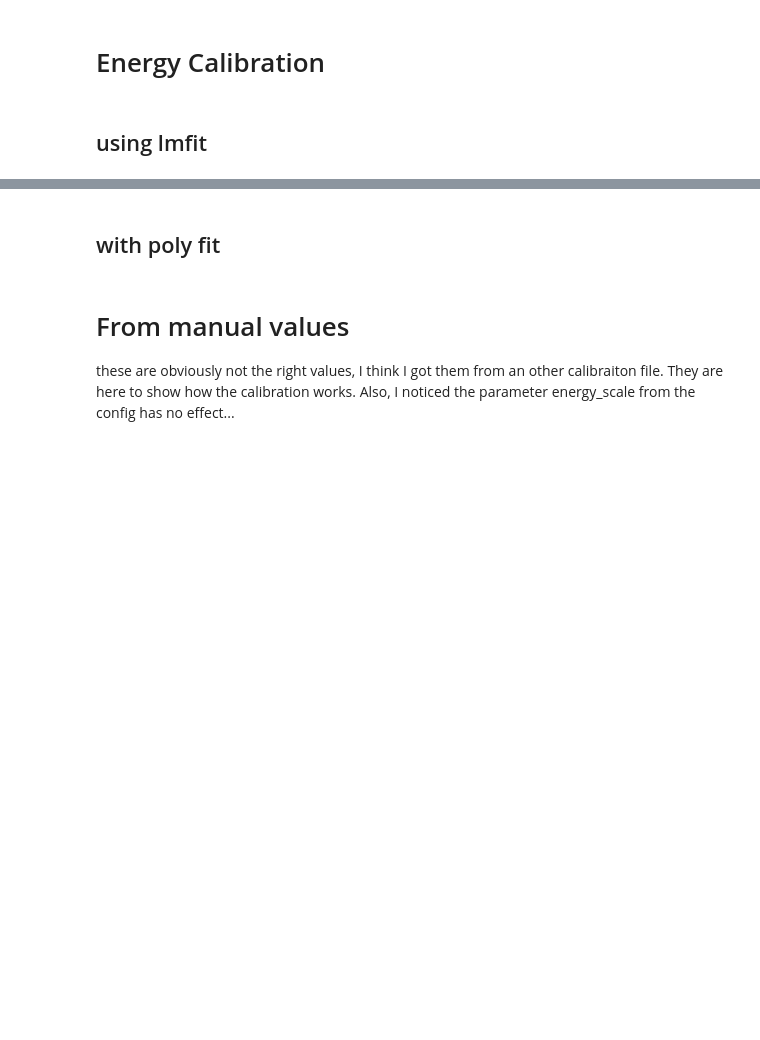
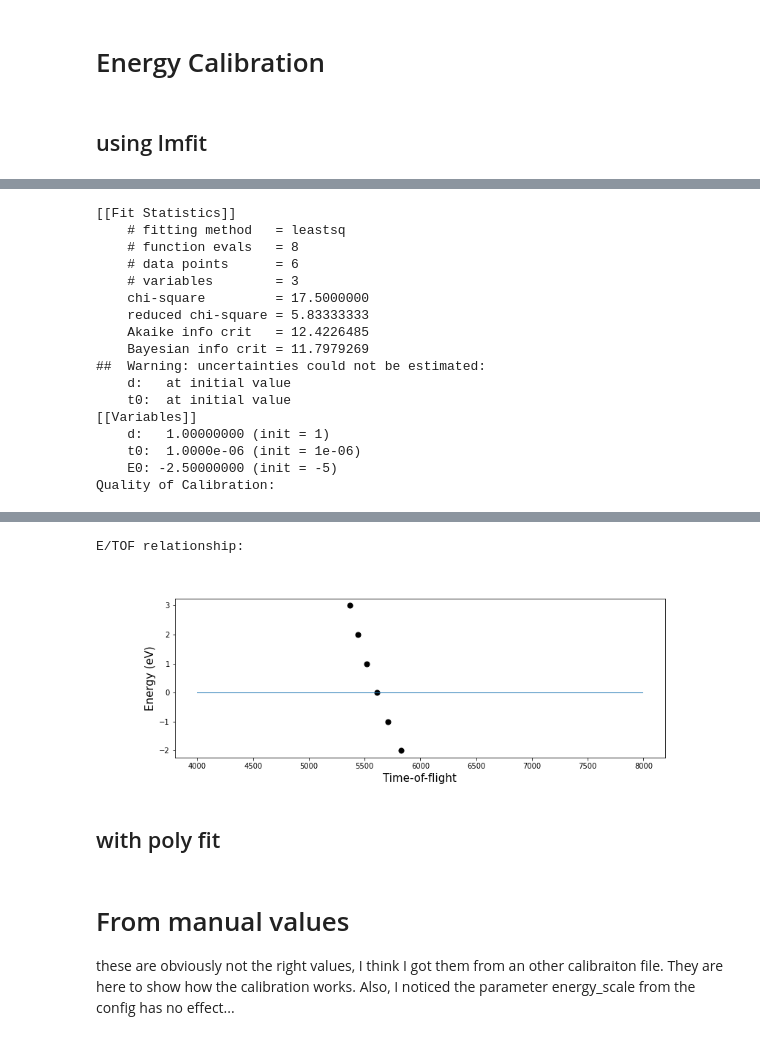
Before and after one commit to OpenCOMPES/sed, a Jupyter notebook: tutorial/5 - hextof workflow.ipynb, the cells around one changed output, grey strips where cells are left out. Saved outputs shown, nothing was run; the diff lists cells and outputs as text; code cells hidden in the pictures; blank space fills up the shorter version.

Commit message:
partial working energy calibration

```diff
--- a/tutorial/5 - hextof workflow.ipynb
+++ b/tutorial/5 - hextof workflow.ipynb
@@ -37,0 +71,27 @@ sp.find_bias_peaks(ranges=ranges, ref_id=ref_id)
+# %%
+ref_id=3
+ref_energy=0
+sp.calibrate_energy_axis(
+    ref_id=ref_id,
+    ref_energy=ref_energy,
+    method="lmfit",
+    energy_scale='kinetic',
+)
+# %% [output]
+[[Fit Statistics]]
+    # fitting method   = leastsq
+    # function evals   = 8
+    # data points      = 6
+    # variables        = 3
+    chi-square         = 17.5000000
+    reduced chi-square = 5.83333333
+    Akaike info crit   = 12.4226485
+    Bayesian info crit = 11.7979269
+##  Warning: uncertainties could not be estimated:
+    d:   at initial value
+    t0:  at initial value
+[[Variables]]
+    d:   1.00000000 (init = 1)
+    t0:  1.0000e-06 (init = 1e-06)
+    E0: -2.50000000 (init = -5)
+Quality of Calibration:
@@ -38,3 +101,5 @@ sp.find_bias_peaks(ranges=ranges, ref_id=ref_id)
+E/TOF relationship:
+[figure, added]
 # %%
 ref_id=3
 ref_energy=0
```
Also changed, not shown: parts of 10 cells of this notebook, 3 other files.
